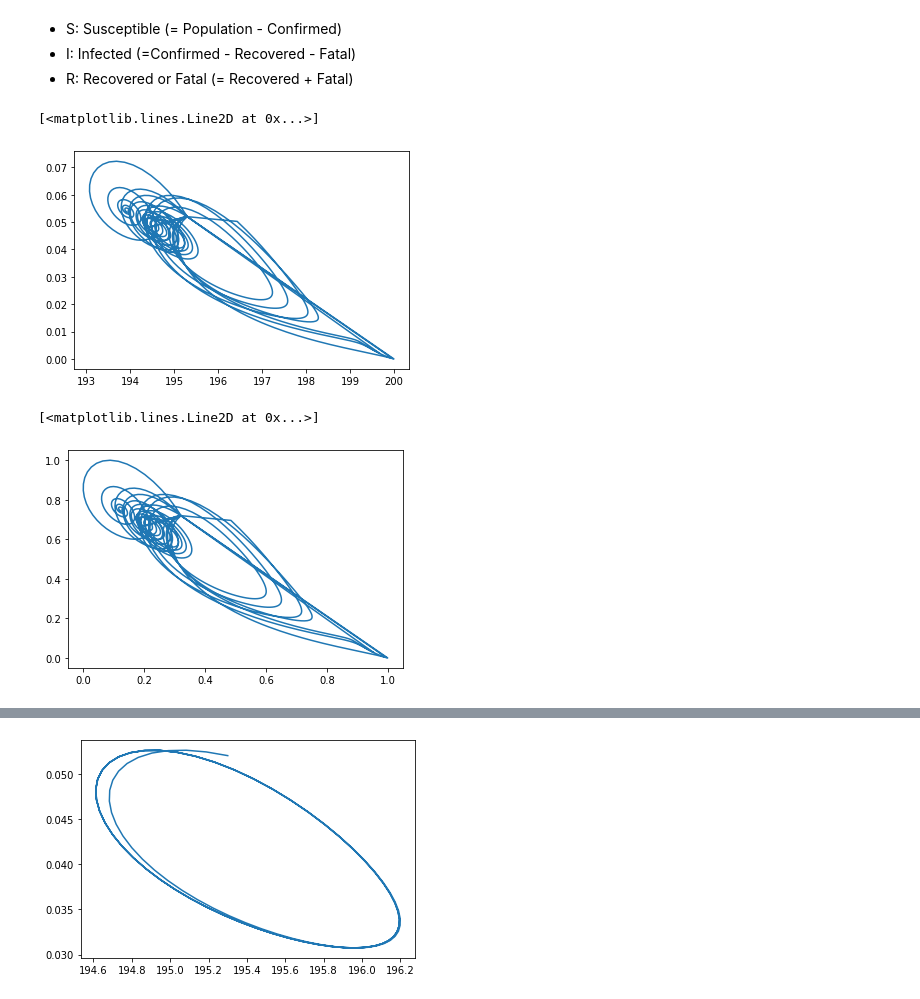
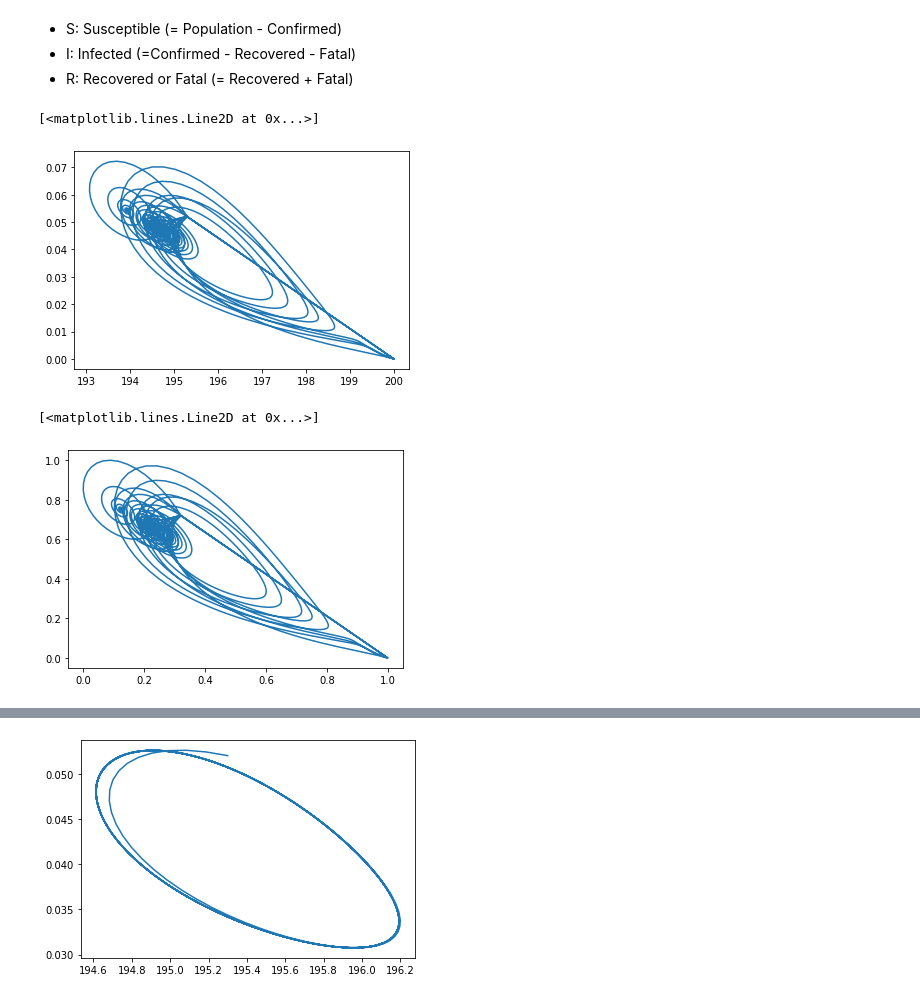
Before and after one commit to clarissanjani/MLCMS_Final-Project, a Jupyter notebook: sir_data.ipynb, the cells around one changed output, grey strips where cells are left out. Cells and saved outputs as stored; diff of their text form; code cells hidden in the pictures.

```diff
--- a/sir_data.ipynb
+++ b/sir_data.ipynb
@@ -10,7 +10,7 @@ The original data set contains several columns. For us only the 'Confirmed', 'Fa
 from src.data import *
 # %%
 t_0 = 0
-t_end = 200
+t_end = 500
 beta=11.5
 A=20
 d=0.1
@@ -30,10 +30,10 @@ import matplotlib.pyplot as plt
 plt.plot(combined_data['Susceptible'], combined_data['Infected'])
 # %% [output]
 [<matplotlib.lines.Line2D at 0x...>]
-[figure, old version]
+[figure, new version]
 # %%
-df = normalizeDataSet(combined_data)
-plt.plot(df['Susceptible'], df['Infected'])
+df1 = normalizeDataSet(combined_data)
+plt.plot(df1['Susceptible'], df1['Infected'])
 # %% [output]
 [<matplotlib.lines.Line2D at 0x...>]
-[figure, old version]
+[figure, new version]
```
Also changed, not shown: parts of 6 cells of this notebook, 7 other files.
